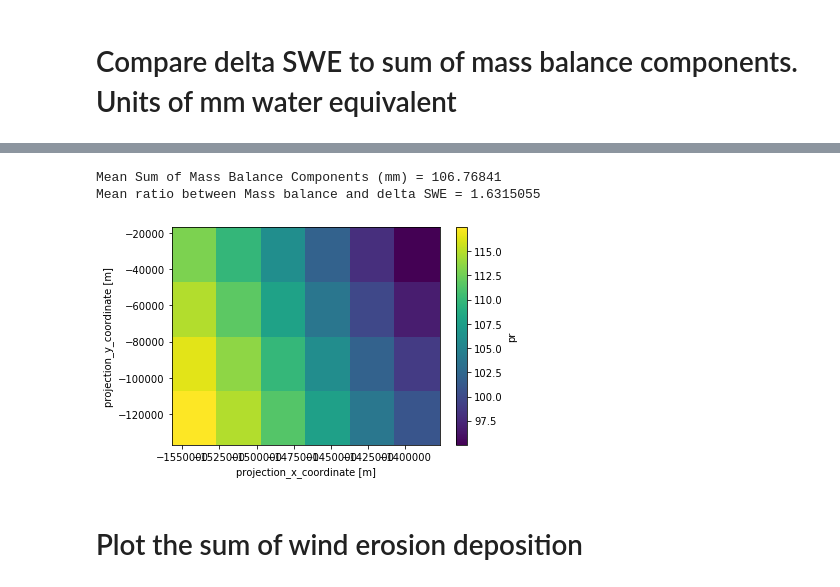
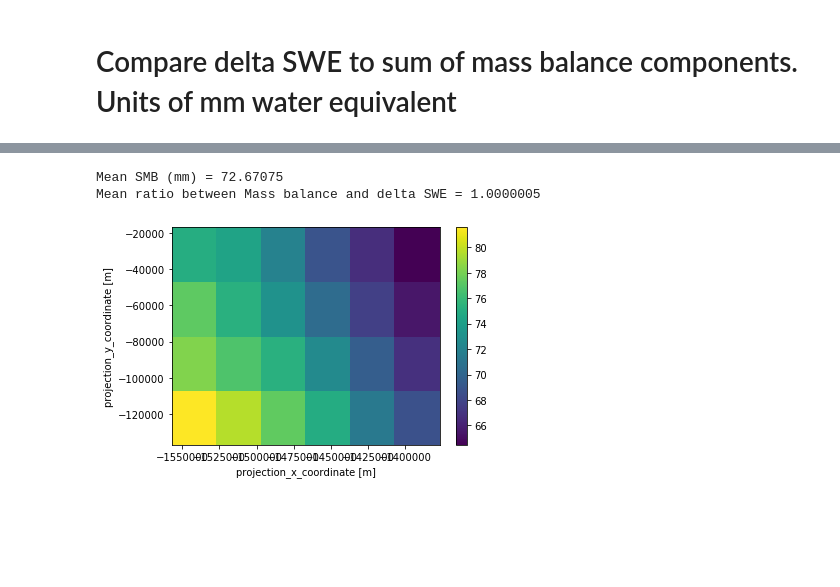
Before and after one commit to EricKeenan/SNOWPACK_WAIS, a Jupyter notebook: analysis/inspect_grid.ipynb, the cells around one changed output, grey strips where cells are left out. Cells and saved outputs as stored; diff of their text form; code cells hidden in the pictures; blank space fills up the shorter version.

```diff
--- a/analysis/inspect_grid.ipynb
+++ b/analysis/inspect_grid.ipynb
@@ -55,15 +68,22 @@ Mean Delta SWE (mm) = 65.44165
+# %%
+# Function to calculate timesum of variable
+def time_sum(ds, var):
+    time_sum = ds[var][dict(time=slice(1,len(ds['time'])))].sum(dim='time')
+    return time_sum
+
+# Function to calculate SMB from mass balance components
+def calc_mb(ds):
+    mb = time_sum(ds, 'MS_HNW') - time_sum(ds, 'ET') - time_sum(ds, 'MS_WIND') + time_sum(ds, 'MS_SNOWPACK_RUNOFF')
+    return mb
 # %%
 # Sum of mass balance components (note that only precipitation and sublimation are currently non-zero)
-mb = ds['pr'].sum(dim='time') #- ds['ET'].sum(dim='time') + \
-    #ds['MS_SNOWPACK_RUNOFF'].sum(dim='time') #+ ds['WINDEROSIONDEPOSITION'].sum(dim='time')
+mb = calc_mb(ds)
 mb.plot()
 mb_mean = mb.mean(dim='easting').mean(dim='northing').values
 
-print("Mean Sum of Mass Balance Components (mm) = " + str(mb_mean))
-print("Mean ratio between Mass balance and delta SWE = " + str(mb.sum().values / dswe.sum().values))
+print("Mean SMB (mm) = " + str(mb_mean))
+print("Mean ratio between Mass balance and delta SWE = " + str(mb_mean / dswe_mean))
 # %% [output]
-Mean Sum of Mass Balance Components (mm) = 106.76841
-Mean ratio between Mass balance and delta SWE = 1.6315055
+Mean SMB (mm) = 72.67075
+Mean ratio between Mass balance and delta SWE = 1.0000005
-[figure, old version]
+[figure, new version]
-# %% [markdown]
-# Plot the sum of wind erosion deposition
```
Also changed, not shown: parts of 14 cells of this notebook, 5 other files.
